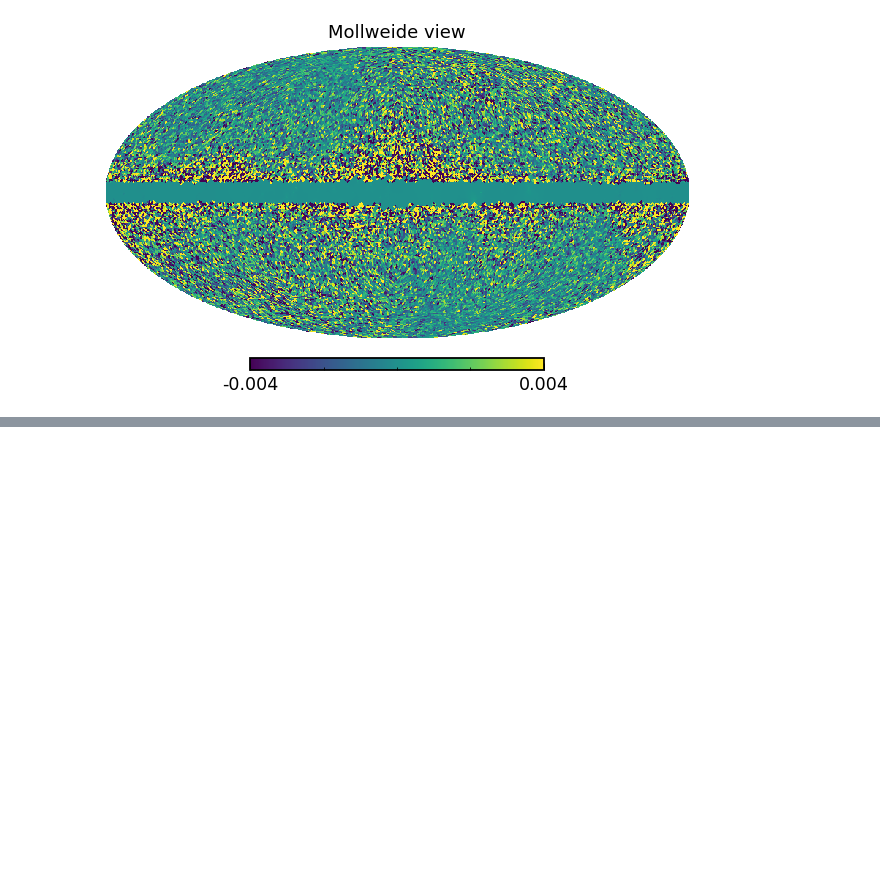
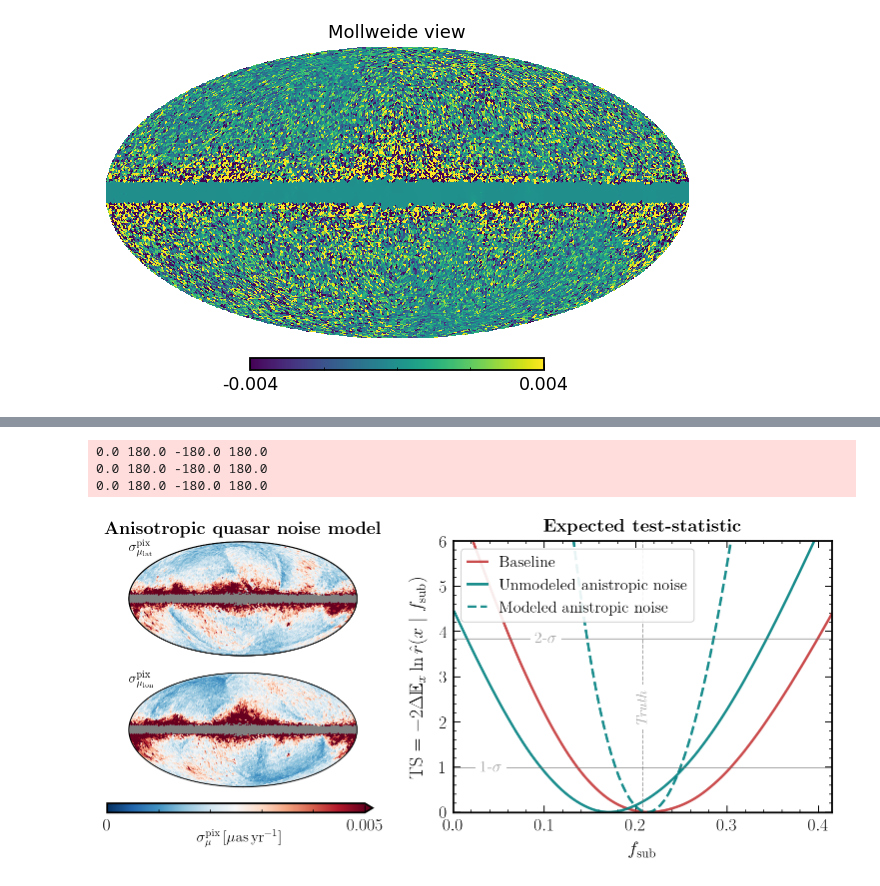
Before and after one commit to smsharma/neural-global-astrometry, a Jupyter notebook: notebooks/03_anisotropic_noise.ipynb, the cells around one changed output, grey strips where cells are left out. Cells and saved outputs as stored; diff of their text form; code cells hidden in the pictures; blank space fills up the shorter version.

```diff
--- a/notebooks/03_anisotropic_noise.ipynb
+++ b/notebooks/03_anisotropic_noise.ipynb
@@ -252,0 +218,74 @@ fig.subplots_adjust(wspace=0.2)
+# %%
+cbar_max = 0.005
+cmap = cm.RdBu_r
+
+fig = plt.figure(constrained_layout=True, figsize=(13, 5))
+gs = fig.add_gridspec(3, 2, height_ratios=(1,1,0.08), width_ratios=(0.7,1))
+
+ax1 = fig.add_subplot(gs[0, 0])
+the_map = hp.ma(sigma_noise_model[0][1])
+the_map.mask = (sigma_noise_model[0][1] == 0) + 0.
+hp.mollview(the_map, nest=True, min=0, max=cbar_max, cmap=cmap, hold=True, cbar=None, title=r"\bf{Anisotropic quasar noise model}")
+hp.graticule(dmer=360,dpar=360,alpha=0)
+
+f = plt.gcf()
+hax1 = f.get_axes()[0]
+hax1.text(-2, 0.75, "$\sigma_{\mu_\mathrm{lat}}^\mathrm{pix}$", fontsize=14)
+
+ax2 = fig.add_subplot(gs[1, 0])
+the_map = hp.ma(sigma_noise_model[0][0])
+the_map.mask = (sigma_noise_model[0][0] == 0) + 0.
+hp.mollview(the_map, nest=True, min=0, max=cbar_max, cmap=cmap, hold=True, cbar=None, title=None, unit=r"$\sigma_{\mu_\mathrm{lon}}$")
+hp.graticule(dmer=360,dpar=360,alpha=0)
+
+f = plt.gcf()
+hax2 = f.get_axes()[1]
+hax2.text(-2, 0.75, "$\sigma_{\mu_\mathrm{lon}}^\mathrm{pix}$", fontsize=14)
+
+fig_cb = plt.gcf()
+ax_cb = plt.gca()
+image = ax_cb.get_images()[0]
+
+ax4 = fig.add_subplot(gs[2, 0])
+cbar = plt.colorbar(image, cax=ax4, orientation='horizontal', ticks=[0, cbar_max], shrink=0.6, extend='max', extendfrac=0.03)
+cbar.set_label(label=r"$\sigma_\mu^\mathrm{pix}$\,[$\mu$as\,yr$^{-1}$]", labelpad=-4, fontsize=15)
+cbar.ax.set_xticklabels(['0', '0.005'])
+
+ax3 = fig.add_subplot(gs[:, 1])
+
+theta_multiplier = (f_sub_fid / 150)
+
+ax3.plot(theta_multiplier * theta_test[:, 0], -2 * out_mean, color=cols_default[0], label="Baseline")
+ax3.plot(theta_multiplier * theta_test[:, 0], -2 * out_mean_anistropic, color='teal', label="Unmodeled anistropic noise")
+ax3.plot(theta_multiplier * theta_test[:, 0], -2 * out_mean_anistropic_anisotropic, color='teal', ls='--', label="Modeled anistropic noise")
+
+ax3.axhline(chi2.isf(1 - .95, 1), color='dimgrey', alpha=0.6, lw=1)
+t = ax3.text(f_sub_fid / 3 + 0.02, chi2.isf(1 - .95, 1), r"2-$\sigma$",  color='dimgrey', alpha=0.6, fontsize=16, verticalalignment='center')
+t.set_bbox(dict(facecolor='white', alpha=1., edgecolor='white'))
+
+ax3.axhline(chi2.isf(1 - .68, 1), color='dimgrey', alpha=0.6, lw=1)
+t = ax3.text(0.03, chi2.isf(1 - .68, 1), r"1-$\sigma$",  color='dimgrey', alpha=0.6, fontsize=16, verticalalignment='center')
+t.set_bbox(dict(facecolor='white', alpha=1., edgecolor='white'))
+
+ax3.axvline(f_sub_fid, color='dimgrey', lw=1, ls='--', alpha=0.6)
+t = ax3.text(f_sub_fid, 2, r"\emph{Truth}", rotation=90, horizontalalignment='center', fontsize=15, color='dimgrey', alpha=0.6)
+t.set_bbox(dict(facecolor='white', alpha=1., edgecolor='white'))
+
+ax3.set_ylim(-0.01, 6)
+ax3.set_xlim(0.0, 0.415)
+
+ax3.set_xlabel(r"$f_\mathrm{sub}$")
+ax3.set_ylabel(r"$\mathrm{TS}  = -2 \Delta \mathbb{E}_x\ln \hat r(x\mid f_\mathrm{sub}) $")
+
+ax3.set_title(r"\bf{Expected test-statistic}", y=1.008)
+
+ax3.legend(loc='upper left', frameon=True, framealpha=0.9, handlelength=1.2, fontsize=16)
+
+# plt.tight_layout()
+fig.subplots_adjust(wspace=0.25)
+plt.savefig("../paper/journal-response-v1/anistropic_noise.pdf", bbox_inches='tight', pad_inches=0.1)
+# %% [output]
+0.0 180.0 -180.0 180.0
+0.0 180.0 -180.0 180.0
+0.0 180.0 -180.0 180.0
+[figure, added]
```
Also changed, not shown: parts of 8 cells of this notebook, 6 other files.
